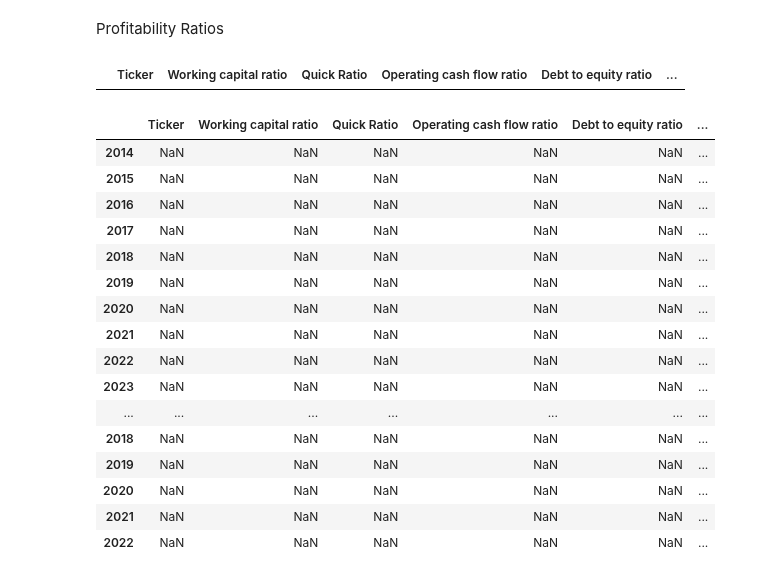
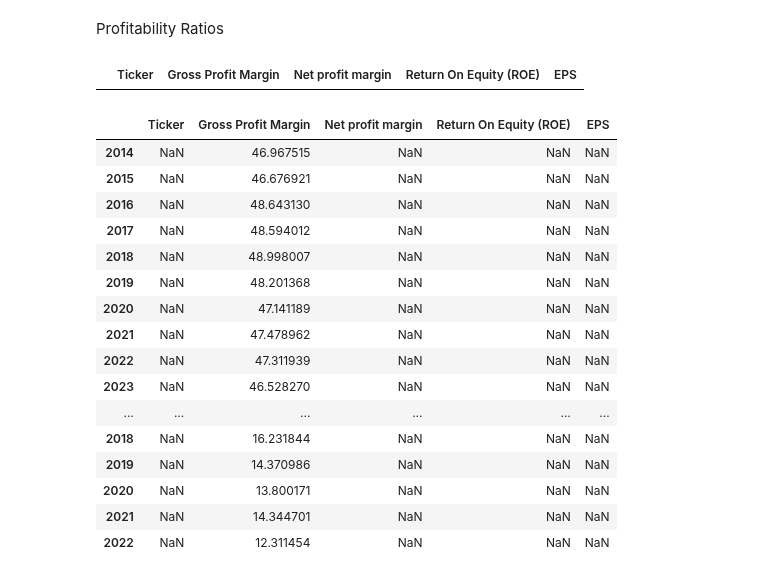
Before and after one commit to jash1112/project-financial_analysis, a Jupyter notebook: project_Johnny.ipynb, the cells around one changed output. Saved outputs shown, nothing was run; the diff lists cells and outputs as text; code cells hidden in the pictures.

Commit message:
update the table

```diff
--- a/project_Johnny.ipynb
+++ b/project_Johnny.ipynb
@@ -303,30 +303,24 @@ Linamar_cash_flow_statement_df = Linamar_cash_flow_statement_df.applymap(convert
 Profitability Ratios
 # %%
 # creat DataFrame for Dollarama:
-columns = ["Ticker", "Working capital ratio", "Quick Ratio", "Operating cash flow ratio", "Debt to equity ratio", "Cash flow to debt ratio",
-          "Interest coverage ratio", "Gross Progit Margin", "Net profit margin", "Return On Equity (ROE)", "EPS",
-          "Inventory turnover ratio", "Working capital turnover ratio", "Asset Turnover Ratio" ]
+columns = ["Ticker", "Gross Profit Margin", "Net profit margin","Return On Equity (ROE)","EPS"]
 
 Dollarama_ratios_df = pd.DataFrame(columns=columns)
 Dollarama_ratios_df
 
 # creat DataFrame for canadian tire:
-columns = ["Ticker", "Working capital ratio", "Quick Ratio", "Operating cash flow ratio", "Debt to equity ratio", "Cash flow to debt ratio",
-          "Interest coverage ratio", "Gross Progit Margin", "Net profit margin", "Return On Equity (ROE)", "EPS",
-          "Inventory turnover ratio", "Working capital turnover ratio", "Asset Turnover Ratio" ]
+columns = ["Ticker", "Gross Profit Margin", "Net profit margin","Return On Equity (ROE)","EPS" ]
 
 Canadian_tire_ratios_df = pd.DataFrame(columns=columns)
 Canadian_tire_ratios_df
 
 # creat DataFrame for linamar:
-columns = ["Ticker", "Working capital ratio", "Quick Ratio", "Operating cash flow ratio", "Debt to equity ratio", "Cash flow to debt ratio",
-          "Interest coverage ratio", "Gross Progit Margin", "Net profit margin", "Return On Equity (ROE)", "EPS",
-          "Inventory turnover ratio", "Working capital turnover ratio", "Asset Turnover Ratio" ]
+columns = ["Ticker", "Gross Profit Margin", "Net profit margin","Return On Equity (ROE)","EPS"]
 
 Linamar_ratios_df = pd.DataFrame(columns=columns)
 Linamar_ratios_df
 # %% [output]
-|  | Ticker | Working capital ratio | Quick Ratio | Operating cash flow ratio | Debt to equity ratio | ... |
+|  | Ticker | Gross Profit Margin | Net profit margin | Return On Equity (ROE) | EPS |
 # %%
 # 1-Gross Progit Margin = (Revenue - Cost of sale / Revenue) * 100
 Dollarama_ratios_df["Gross Profit Margin"] = ((Dollarama_income_statement_df["Revenue"] + Dollarama_income_statement_df["Cost of Revenues"]) / Dollarama_income_statement_df["Revenue"])*100
@@ -335,23 +329,23 @@ Linamar_ratios_df["Gross Profit Margin"] = ((Linamar_income_statement_df["Revenu
 gross_profit_combined_df = pd.concat([Dollarama_ratios_df, Canadian_tire_ratios_df, Linamar_ratios_df])
 gross_profit_combined_df
 # %% [output]
-|  | Ticker | Working capital ratio | Quick Ratio | Operating cash flow ratio | Debt to equity ratio | ... |
-| 2014 | NaN | NaN | NaN | NaN | NaN | ... |
-| 2015 | NaN | NaN | NaN | NaN | NaN | ... |
-| 2016 | NaN | NaN | NaN | NaN | NaN | ... |
-| 2017 | NaN | NaN | NaN | NaN | NaN | ... |
-| 2018 | NaN | NaN | NaN | NaN | NaN | ... |
-| 2019 | NaN | NaN | NaN | NaN | NaN | ... |
-| 2020 | NaN | NaN | NaN | NaN | NaN | ... |
-| 2021 | NaN | NaN | NaN | NaN | NaN | ... |
-| 2022 | NaN | NaN | NaN | NaN | NaN | ... |
-| 2023 | NaN | NaN | NaN | NaN | NaN | ... |
-| ... | ... | ... | ... | ... | ... | ... |
-| 2018 | NaN | NaN | NaN | NaN | NaN | ... |
-| 2019 | NaN | NaN | NaN | NaN | NaN | ... |
-| 2020 | NaN | NaN | NaN | NaN | NaN | ... |
-| 2021 | NaN | NaN | NaN | NaN | NaN | ... |
-| 2022 | NaN | NaN | NaN | NaN | NaN | ... |
+|  | Ticker | Gross Profit Margin | Net profit margin | Return On Equity (ROE) | EPS |
+| 2014 | NaN | 46.967515 | NaN | NaN | NaN |
+| 2015 | NaN | 46.676921 | NaN | NaN | NaN |
+| 2016 | NaN | 48.643130 | NaN | NaN | NaN |
+| 2017 | NaN | 48.594012 | NaN | NaN | NaN |
+| 2018 | NaN | 48.998007 | NaN | NaN | NaN |
+| 2019 | NaN | 48.201368 | NaN | NaN | NaN |
+| 2020 | NaN | 47.141189 | NaN | NaN | NaN |
+| 2021 | NaN | 47.478962 | NaN | NaN | NaN |
+| 2022 | NaN | 47.311939 | NaN | NaN | NaN |
+| 2023 | NaN | 46.528270 | NaN | NaN | NaN |
+| ... | ... | ... | ... | ... | ... |
+| 2018 | NaN | 16.231844 | NaN | NaN | NaN |
+| 2019 | NaN | 14.370986 | NaN | NaN | NaN |
+| 2020 | NaN | 13.800171 | NaN | NaN | NaN |
+| 2021 | NaN | 14.344701 | NaN | NaN | NaN |
+| 2022 | NaN | 12.311454 | NaN | NaN | NaN |
 # %%
 # 2-Net profit margin = Net income / Sales
 Dollarama_ratios_df["Net profit margin"] = Dollarama_income_statement_df["Net Income to Stockholders"] / Dollarama_income_statement_df["Revenue"]
```
Also changed, not shown: parts of 2 cells of this notebook, 2 other files.
